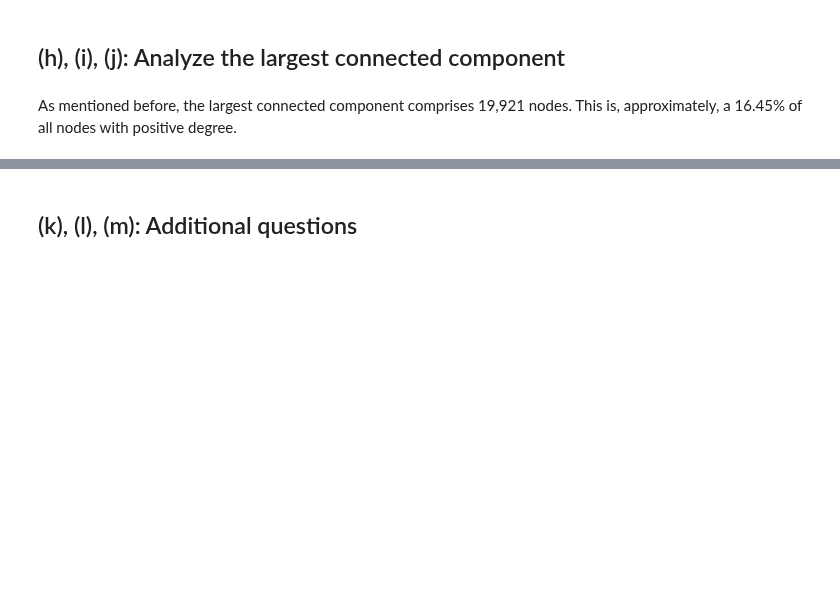
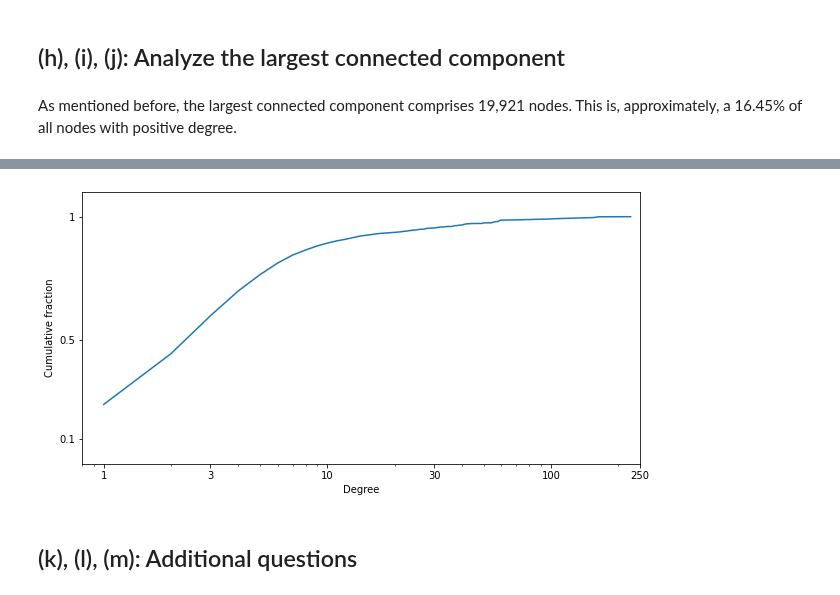
Before and after one commit to pipeton8/6.439-stats-comp-applications, a Jupyter notebook: Assignments/4 - Networks/6.439 - Problem Set 4.ipynb, the cells around one changed output, grey strips where cells are left out. Drawn from its saved outputs; the diff is of its cells as text; code cells hidden in the pictures; blank space fills up the shorter version.

```diff
--- a/Assignments/4 - Networks/6.439 - Problem Set 4.ipynb
+++ b/Assignments/4 - Networks/6.439 - Problem Set 4.ipynb
@@ -650,2 +753,37 @@ CC_graph.add_edges_from(co_off_graph.edges(largest_CC_nodes))
+# %%
+# Axis offsets
+offset = {'x' : (0.2, 0.2),
+          'y' : (0.1,0.1)
+          }
+
+# Initialize figure
+fig, ax = plt.subplots()
+fig.set_size_inches((10,5))
+ax.set(xscale="log")
+
+# Plot
+ax.plot(CC_degree_sequence, cum_CC_counts)
+
+# Set xticks
+xticks = [1, 3, 10, 30, 100, 250]
+xlabels = xticks
+
+plt.xticks(ticks=xticks, labels=xlabels, rotation=0, horizontalalignment = 'center')
+plt.xlim(xticks[0] - offset['x'][0], xticks[-1] + offset['x'][1])
+
+# Set yticks
+yticks = [0.1, 0.5, 1]
+ylabels = yticks
+
+plt.yticks(ticks = yticks, labels = ylabels)
+plt.ylim(yticks[0] - offset['y'][0], yticks[-1] + offset['y'][1])
+
+# Set axis titles
+plt.xlabel("Degree")
+plt.ylabel("Cumulative fraction")
+
+fig.show()
+# %% [output]
+[figure, added]
 # %% [markdown]
 ## (k), (l), (m): Additional questions
```
Also changed, not shown: parts of 6 cells of this notebook.
